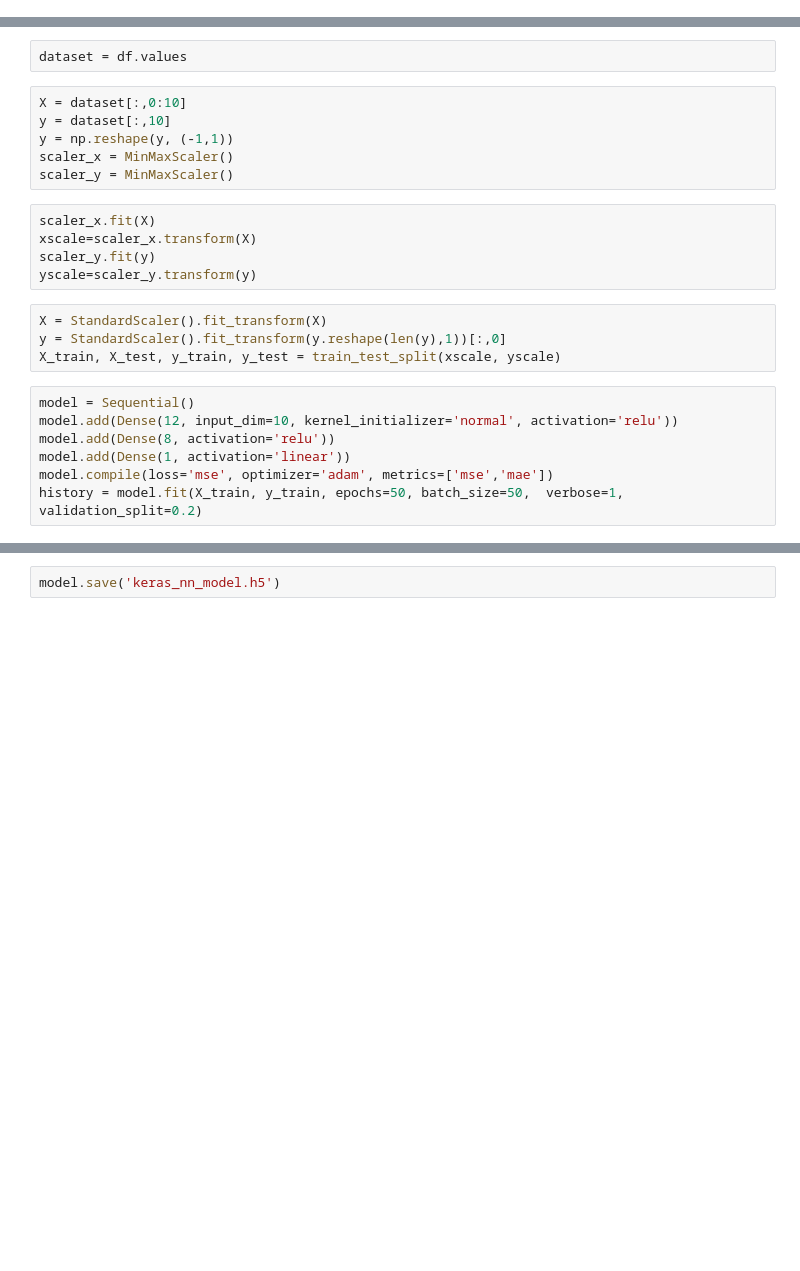
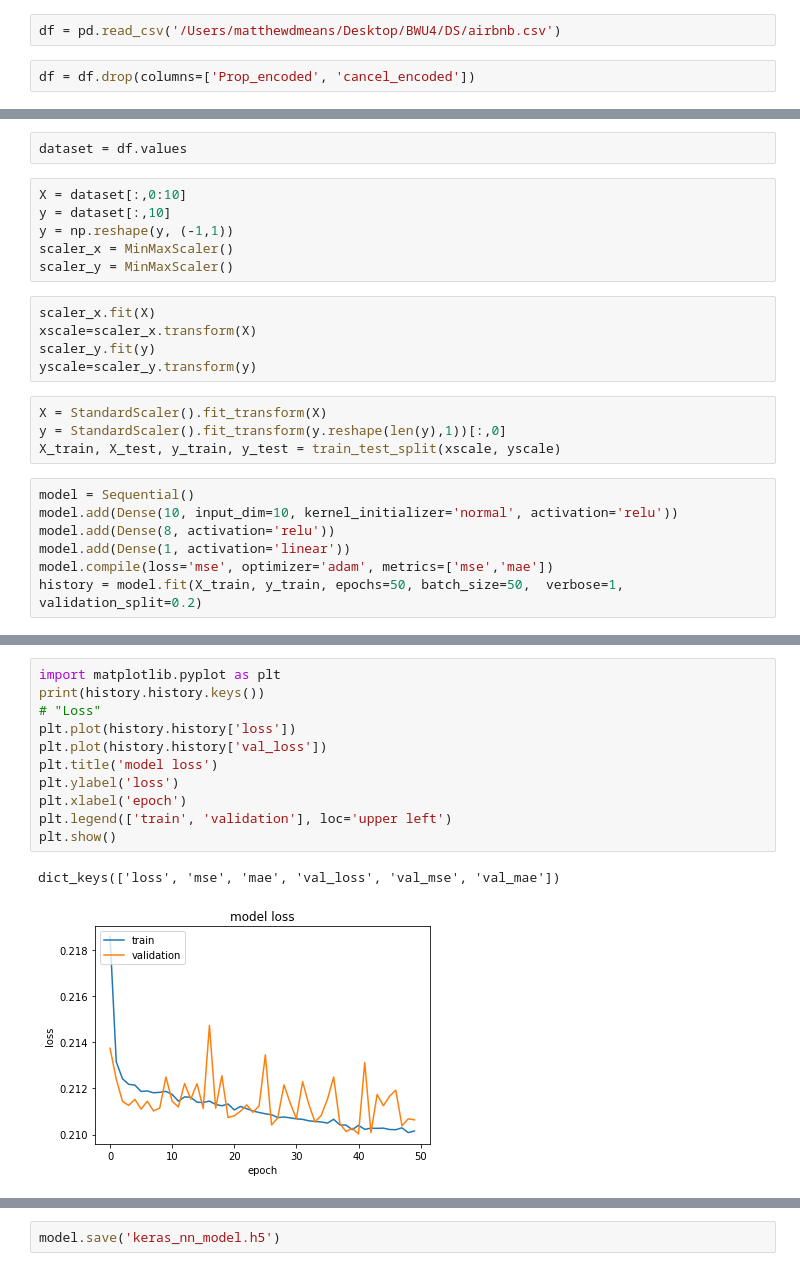
Before and after one commit to bw-airbnb-2/DS, a Jupyter notebook: ds_app/save_model.ipynb, the cells around one changed output, grey strips where cells are left out. Cells and saved outputs as stored; diff of their text form; blank space fills up the shorter version.

Commit message:
new model

```diff
--- a/ds_app/save_model.ipynb
+++ b/ds_app/save_model.ipynb
@@ -21,0 +20,4 @@ df = pd.read_csv('https://raw.githubusercontent.com/Air-BnB-2-BW/data-science/ma
+# %%
+df = pd.read_csv('/Users/matthewdmeans/Desktop/BWU4/DS/airbnb.csv')
+# %%
+df = df.drop(columns=['Prop_encoded', 'cancel_encoded'])
@@ -38,7 +49,7 @@ y = StandardScaler().fit_transform(y.reshape(len(y),1))[:,0]
 X_train, X_test, y_train, y_test = train_test_split(xscale, yscale)
 # %%
 model = Sequential()
-model.add(Dense(12, input_dim=10, kernel_initializer='normal', activation='relu'))
+model.add(Dense(10, input_dim=10, kernel_initializer='normal', activation='relu'))
 model.add(Dense(8, activation='relu'))
 model.add(Dense(1, activation='linear'))
 model.compile(loss='mse', optimizer='adam', metrics=['mse','mae'])
@@ -63,0 +75,14 @@ Epoch 50/50
+# %%
+import matplotlib.pyplot as plt
+print(history.history.keys())
+# "Loss"
+plt.plot(history.history['loss'])
+plt.plot(history.history['val_loss'])
+plt.title('model loss')
+plt.ylabel('loss')
+plt.xlabel('epoch')
+plt.legend(['train', 'validation'], loc='upper left')
+plt.show()
+# %% [output]
+dict_keys(['loss', 'mse', 'mae', 'val_loss', 'val_mse', 'val_mae'])
+[figure, added]
```
Also changed, not shown: parts of 5 cells of this notebook, 2 other files.
